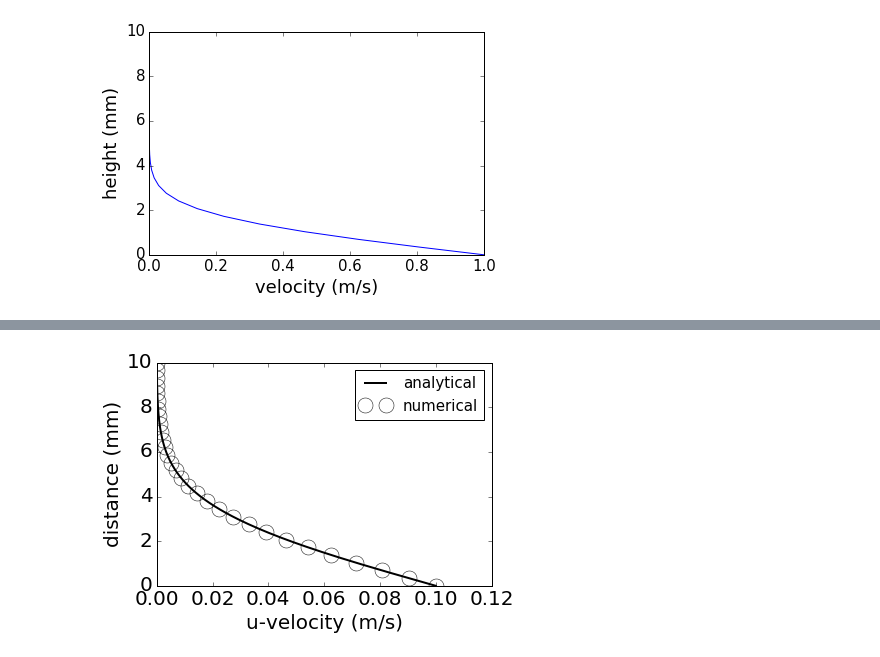
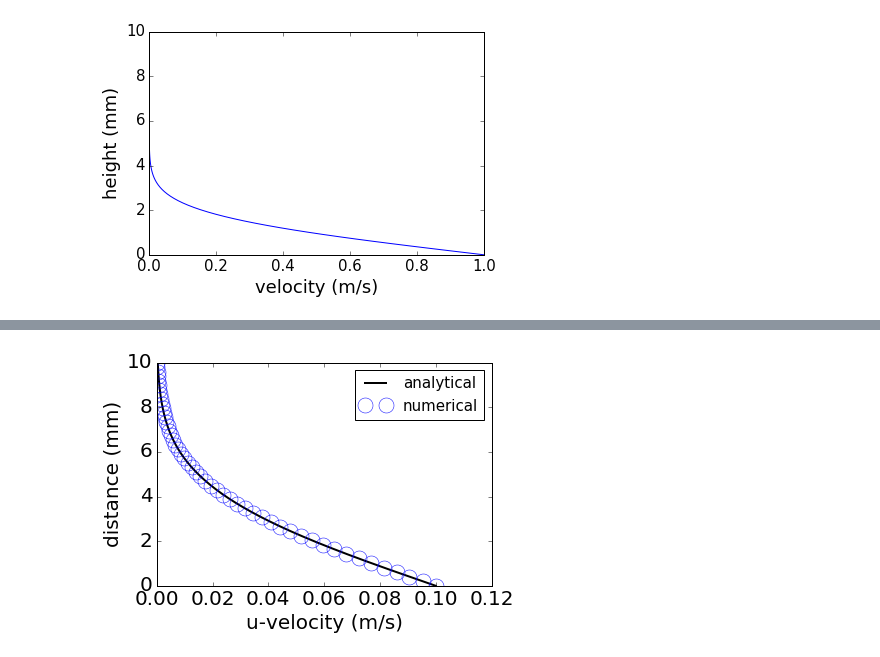
Before and after one commit to cdohl/ph3501, a Jupyter notebook: notebooks/17_Analytical Solution to an unsteady flow.ipynb, the cells around one changed output, grey strips where cells are left out. Saved outputs shown, nothing was run; the diff lists cells and outputs as text; code cells hidden in the pictures.

```diff
--- a/notebooks/17_Analytical Solution to an unsteady flow.ipynb
+++ b/notebooks/17_Analytical Solution to an unsteady flow.ipynb
@@ -135,9 +145,10 @@ Dependinging on the quality of the mesh we obtain good to very good agreement be
 # %%
+%matplotlib inline
+import matplotlib.pyplot as plt
 import numpy as np
 from scipy.special import erf
 
 def presPoisson(p, dx, dy, rho, nu, u, v):
-    #Term in square brackets of Eq. (3)
     b[1:-1,1:-1]=rho*(1/dt*((u[1:-1,2:]-u[1:-1,0:-2])/(2*dx)+(v[2:,1:-1]-v[0:-2,1:-1])/(2*dy))-\
                  ((u[1:-1,2:]-u[1:-1,0:-2])/(2*dx))**2-\
                  2*((u[2:,1:-1]-u[0:-2,1:-1])/(2*dy)*(v[1:-1,2:]-v[1:-1,0:-2])/(2*dx))-\
@@ -145,11 +156,10 @@ def presPoisson(p, dx, dy, rho, nu, u, v):
 
     for q in range(nit):
         pn = p.copy()
-        #iteratively solve Eq. (3)
         p[1:-1,1:-1] = ((pn[1:-1,2:]+pn[1:-1,0:-2])*dy**2+(pn[2:,1:-1]+pn[0:-2,1:-1])*dx**2)/\
                         (2*(dx**2+dy**2)) -\
                         dx**2*dy**2/(2*(dx**2+dy**2))*b[1:-1,1:-1]
-
+        #boundary conditions
         p[-1,:] = p[-2,:] - rho*nu/dy*(-2*v[-2,:]+v[-3,:])
         p[0,:] = p[1,:] - rho*nu/dy*(-2*v[1,:]+v[2,:])
         p[:,0] = 0.001
@@ -175,64 +185,58 @@ def NSFlow(nt, u, v, dt, dx, dy, p, rho, nu):
         v[1:-1,1:-1] = vn[1:-1,1:-1]-\
                         un[1:-1,1:-1]*dt/dx*(vn[1:-1,1:-1]-vn[1:-1,0:-2])-\
                         vn[1:-1,1:-1]*dt/dy*(vn[1:-1,1:-1]-vn[0:-2,1:-1])-\
                         dt/(2*rho*dy)*(p[2:,1:-1]-p[0:-2,1:-1])+\
                         nu*(dt/dx**2*(vn[1:-1,2:]-2*vn[1:-1,1:-1]+vn[1:-1,0:-2])+\
                         (dt/dy**2*(vn[2:,1:-1]-2*vn[1:-1,1:-1]+vn[0:-2,1:-1])))
 
         u[0,:] = Uwall
         u[:,0] = u[:,1]
         u[:,-1] = u[:,-2]
         u[-1,:] = 0
         v[0,:] = 0
         v[-1,:]=0
         v[:,0] = 0
         v[:,-1] = 0
 
     return u, v, p
+xlen= 0.01  #physical length in horizontal direction in [m]
+nit = 20  #number of Poisson iterative steps
+nx = 3    #number of grid points in horizontal direction
+dx = xlen/(nx-1)
 
+##########
+#Variables you can change to see their effect on the solution
+##########
+ylen= 0.01  #physical length in vertical direction in [m]
+ny = 50     #CHANGE number of grid points in vertical direction
+Uwall=0.1   #CHANGE velocity of the wall for the lid-case or the inlet velocity of tubev
+nu=1e-4     #CHANGE kinematic viscosity [m^2/s]
+rho = 1e3   #CHANGE density of the liquid [kg/m^3]
+t=0.06      #CHANGE time of solution
 
-nx = 30    #number of grid points in horizontal direction
-ny = 30   #number of grid points in vertical direction
-xlen= 0.01  #physical length in horizontal direction in [m]
-ylen= 0.01  #physical length in vertical direction in [m]
-
-nit = 100  #number of Poisson iterative steps
-
-dx = xlen/(nx-1)
-dy = xlen/(ny-1)
-x = np.linspace(0, xlen, nx)
-y = np.linspace(0, ylen, ny)
-ya = np.linspace(0, ylen, 200)
-
-X,Y = np.meshgrid(x, y)
-
-Uwall=0.1      #velocity of the wall for the lid-case or the inlet velocity of tubev
-mu=1e-1
-rho = 1e3     #density of the liquid [kg/m^3]
-nu = mu/rho       #kinematic viscosity [m^2/s]
-CFL = 0.005    #CFL number sufficientl small to be stable
-t=0.04
-
-dt = CFL * dx / Uwall
-
-nt = int(t/dt)  #number of time steps each having length dt (see below)
-
+dy = ylen/(ny-1)
+CFL = 0.05    #CFL number sufficientl small to be stable
+dt = CFL * dy / Uwall #time step interval
+nt = int(t/dt)  #number of time steps each having length dt
 
 u = np.zeros((ny, nx)) #velocity field arrays
 v = np.zeros((ny, nx))
 p = np.zeros((ny, nx)) #pressure field arrays
 b = np.zeros((ny, nx)) #this is needed for the Poisson solver
 u, v, p = NSFlow(nt, u, v, dt, dx, dy, p, rho, nu)
 
-%matplotlib inline
-import matplotlib.pyplot as plt
-plt.plot(Uwall*(1-erf(ya/(2.*(mu/rho*t)**.5))),ya*1e3,'k',linewidth=2,label='analytical')
-plt.plot(u[:,int(nx/2)],y*1e3,'o',markersize=15,markerfacecolor='none',label='numerical')
+x = np.linspace(0, xlen, nx)
+y = np.linspace(0, ylen, ny)
+ya = np.linspace(0, ylen, 200)
+
+plt.plot(Uwall*(1-erf(ya/(2.*(nu*t)**.5))),ya*1e3,'k',linewidth=2,label='analytical')
+plt.plot(u[:,int(nx/2)],y*1e3,'bo',markersize=15,markeredgecolor='blue',\
+         markerfacecolor='none',label='numerical')
 plt.xlabel('u-velocity (m/s)',size=20);plt.ylabel('distance (mm)', size=20)
 plt.tick_params(labelsize=20)
 plt.legend(fontsize=15);
 # %% [output]
-[figure, old version]
+[figure, new version]
 # %%
 from IPython.core.display import HTML
 def css_styling():
```
Also changed, not shown: parts of 2 cells of this notebook.
